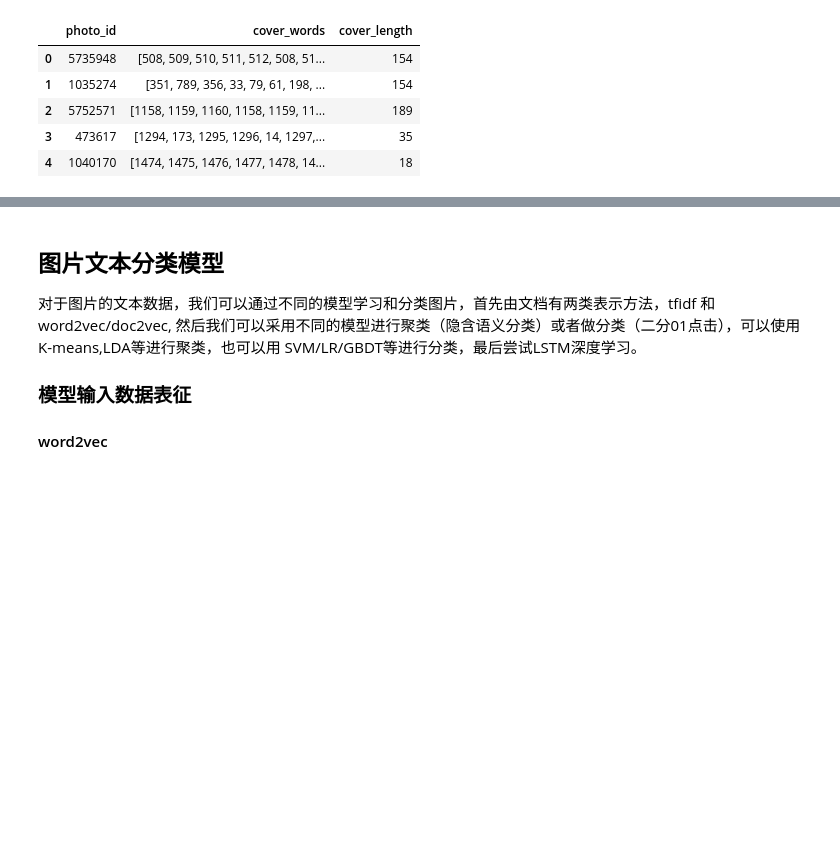
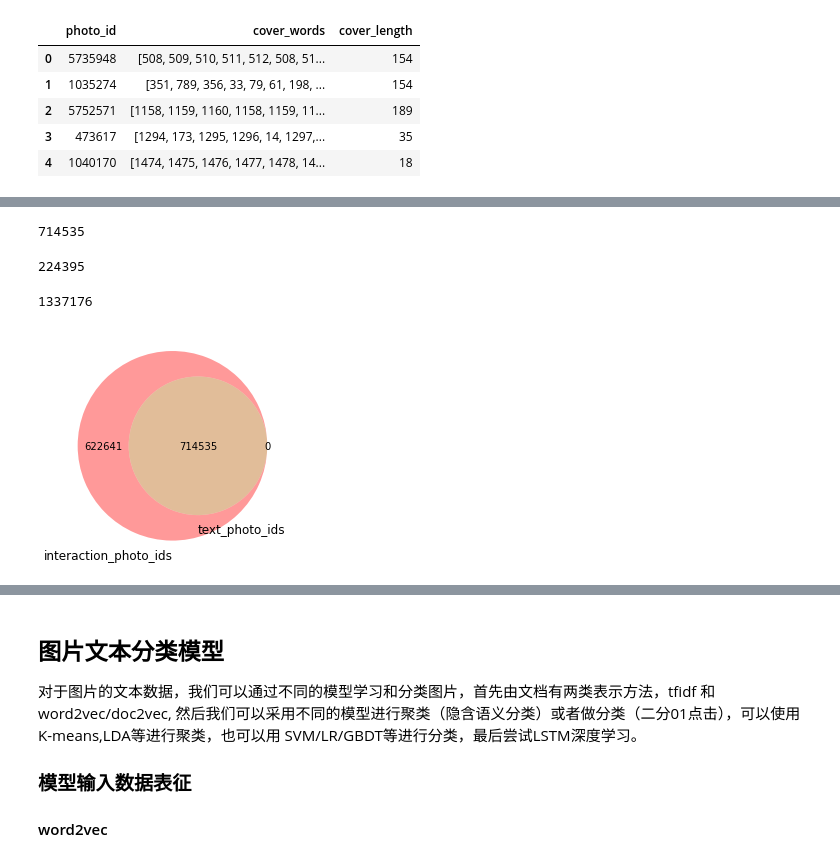
Before and after one commit to kitianFresh/kuaishou, a Jupyter notebook: eda-item-features.ipynb, the cells around one changed output, grey strips where cells are left out. Drawn from its saved outputs; the diff is of its cells as text; code cells hidden in the pictures; blank space fills up the shorter version.

```diff
--- a/eda-item-features.ipynb
+++ b/eda-item-features.ipynb
@@ -125,0 +138,30 @@ text_data[text_data['cover_length']==1]
+# %%
+text_photo_ids = list(text_data[text_data['cover_length']>0]['photo_id'].unique())
+# %%
+len(text_photo_ids)
+# %% [output]
+714535
+# %%
+text_train_photo_ids = list(text_train['photo_id'].unique())
+text_train['photo_id'].nunique()
+text_test_photo_ids = list(text_test['photo_id'].unique())
+text_test['photo_id'].nunique()
+interaction_train_photo_ids = list(user_item_train['photo_id'].unique())
+user_item_train['photo_id'].nunique()
+interaction_test_photo_ids = list(user_item_test['photo_id'].unique())
+user_item_test['photo_id'].nunique()
+# %% [output]
+224395
+# %%
+interaction_photo_ids = set(interaction_train_photo_ids + interaction_test_photo_ids)
+len(interaction_photo_ids)
+# %% [output]
+1337176
+# %%
+import matplotlib.pyplot as plt
+from matplotlib_venn import venn2
+plt.figure(figsize=(4, 4))
+venn2([set(interaction_photo_ids), set(text_photo_ids)], ['interaction_photo_ids', 'text_photo_ids'])
+plt.show()
+# %% [output]
+[figure, added]
```
Also changed, not shown: parts of 8 cells of this notebook, 7 other files.
